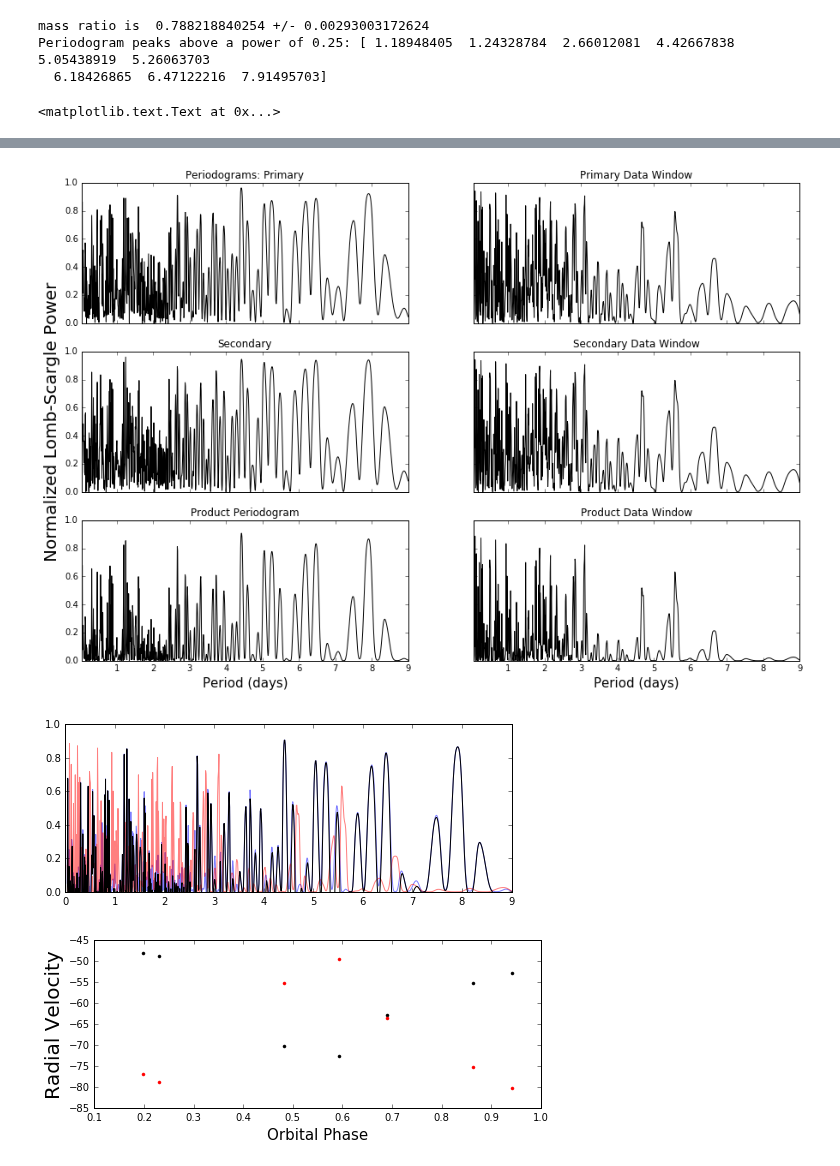
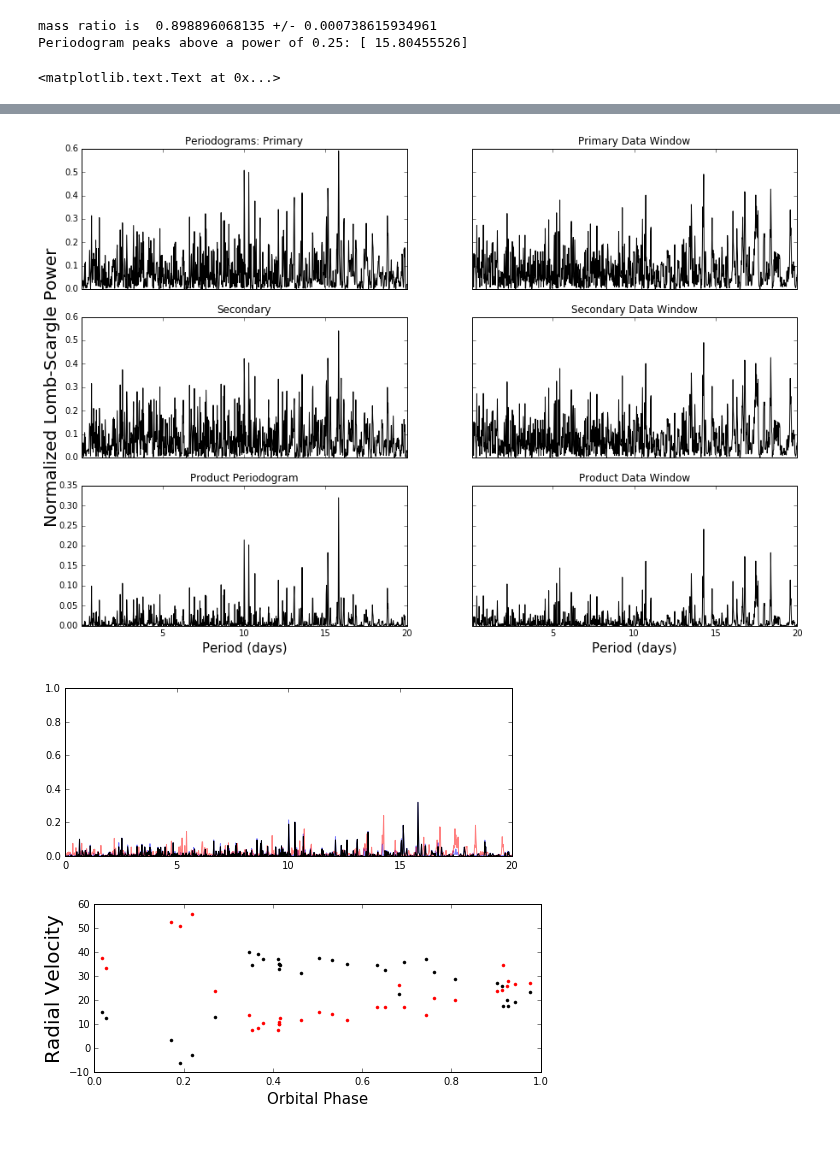
Before and after one commit to jacob-i-skinner/Orbit-Fitting, a Jupyter notebook: Master.ipynb, the cells around one changed output, grey strips where cells are left out. Cells and saved outputs as stored; diff of their text form; code cells hidden in the pictures.

```diff
--- a/Master.ipynb
+++ b/Master.ipynb
@@ -8,7 +8,7 @@ import functions as f
 from scipy import stats
 from matplotlib import pyplot as plt
 %matplotlib inline
-filename     = 'Systems/2M03450783+3102335/4586_2M03450783+3102335_rvs.tbl'
+filename     = 'Systems/DQ Tau/DQ Tau.tbl'
 system       = np.genfromtxt(filename, skip_header=1, usecols=(0, 1, 2))
 
 #define-variables------------------------------------------------------------------------------------------------#
@@ -16,8 +16,8 @@ system       = np.genfromtxt(filename, skip_header=1, usecols=(0, 1, 2))
 JD, RVp, RVs = [datum[0] for datum in system], [datum[1] for datum in system], [datum[2] for datum in system]
 JDp, JDs     = JD, JD
 samples      = 1000
-max_period   = 9
-power_cutoff = 0.7
+max_period   = 20
+power_cutoff = 0.25
 ndim, nwalkers, nsteps = 6, 200, 1000
 
 #define-functions------------------------------------------------------------------------------------------------#
@@ -40,17 +40,18 @@ initialGuessNoE= f.initialGuessNoE
 
 #now-do-things!--------------------------------------------------------------------------------------------------#
 
-#plot Wilkinson plot (mass ratio)
+#Secondary v Primary plot (mass ratio)
 mass_ratio, intercept, r_squared, standard_error, slope_error = massRatio(RVs,RVp, system)
 fig = plt.figure(figsize=(5,5))
 ax = plt.subplot(111)
 ax.plot(RVs, RVp, 'k.')
+ax.set_title('Correlation of Secondary and Primary RVs')
 x, y = np.array([np.nanmin(RVs), np.nanmax(RVs)]),-mass_ratio*np.array([np.nanmin(RVs),
                                                                         np.nanmax(RVs)])+intercept
 ax.plot(x, y)
 ax.set_ylabel('Primary Velocity', size='15')
 ax.set_xlabel('Secondary Velocity', size='15')
-print('mass ratio is ', mass_ratio, "+/-", slope_error)
+print('mass ratio is ', mass_ratio, "+/-", standard_error)
 
 #check RV measurements for the need to be adjusted and adjust them if so
 JDp, RVp = adjustment(JD, RVp)
@@ -97,14 +98,13 @@ ax.set_title('')
 #plot phased RVs
 fig = plt.figure(figsize=(8,3))
 ax = plt.subplot(111)
-ax.plot(phases(maxima(power_cutoff, x, y, y2)[-1], 0, JDp), RVp, 'k.')
-ax.plot(phases(maxima(power_cutoff, x, y, y2)[-1], 0, JDs), RVs, 'r.')
+ax.plot(phases(maxima(power_cutoff, x, y, y2)[0], JDp), RVp, 'k.')
+ax.plot(phases(maxima(power_cutoff, x, y, y2)[0], JDs), RVs, 'r.')
 ax.set_title('')
 ax.set_xlabel('Orbital Phase', size='15')
 ax.set_ylabel('Radial Velocity', size='20')
 #plt.savefig(filename + ' RV-phase diagram.pdf')
 # %% [output]
-mass ratio is  0.788218840254 +/- 0.00293003172624
-Periodogram peaks above a power of 0.25: [ 1.18948405  1.24328784  2.66012081  4.42667838  5.05438919  5.26063703
-  6.18426865  6.47122216  7.91495703]
+mass ratio is  0.898896068135 +/- 0.000738615934961
+Periodogram peaks above a power of 0.25: [ 15.80455526]
 <matplotlib.text.Text at 0x...>
@@ -112,6 +112,6 @@ Periodogram peaks above a power of 0.25: [ 1.18948405  1.24328784  2.66012081  4
-[figure, old version]
+[figure, new version]
-[figure, old version]
+[figure, new version]
-[figure, old version]
+[figure, new version]
 # %%
 t0 = time.time()
 
```
Also changed, not shown: parts of 3 cells of this notebook, 22 other files.
